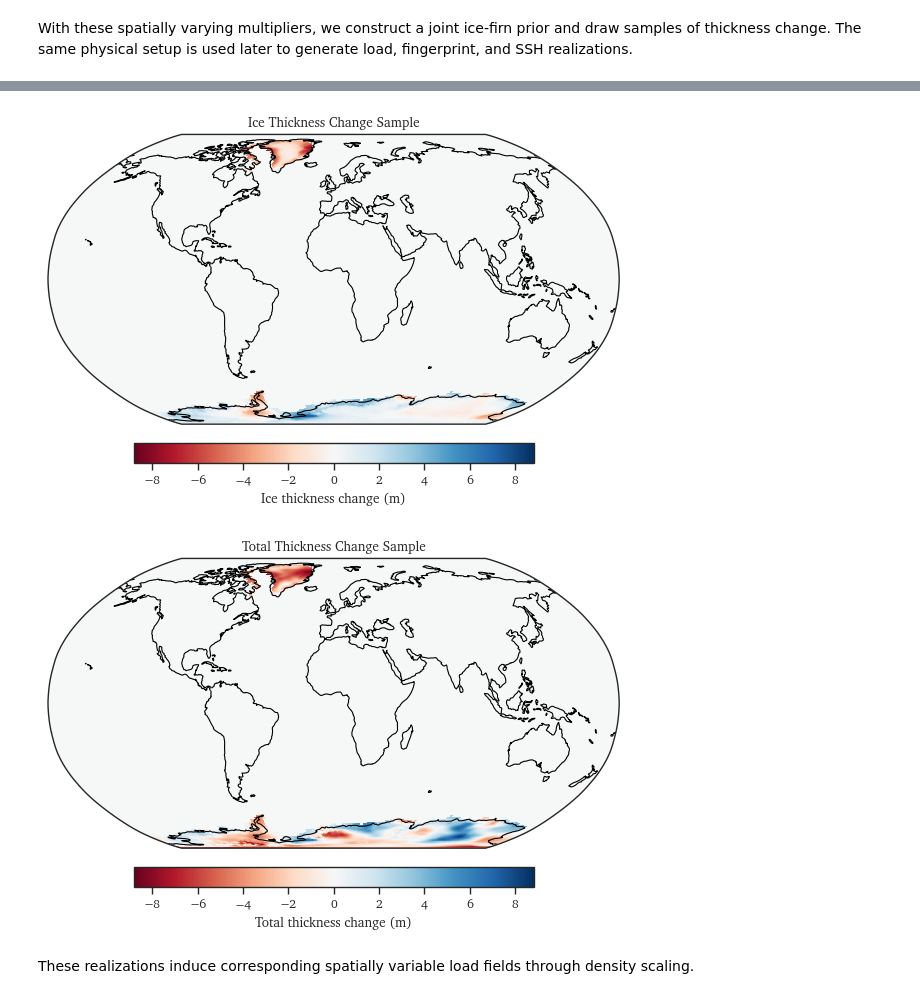
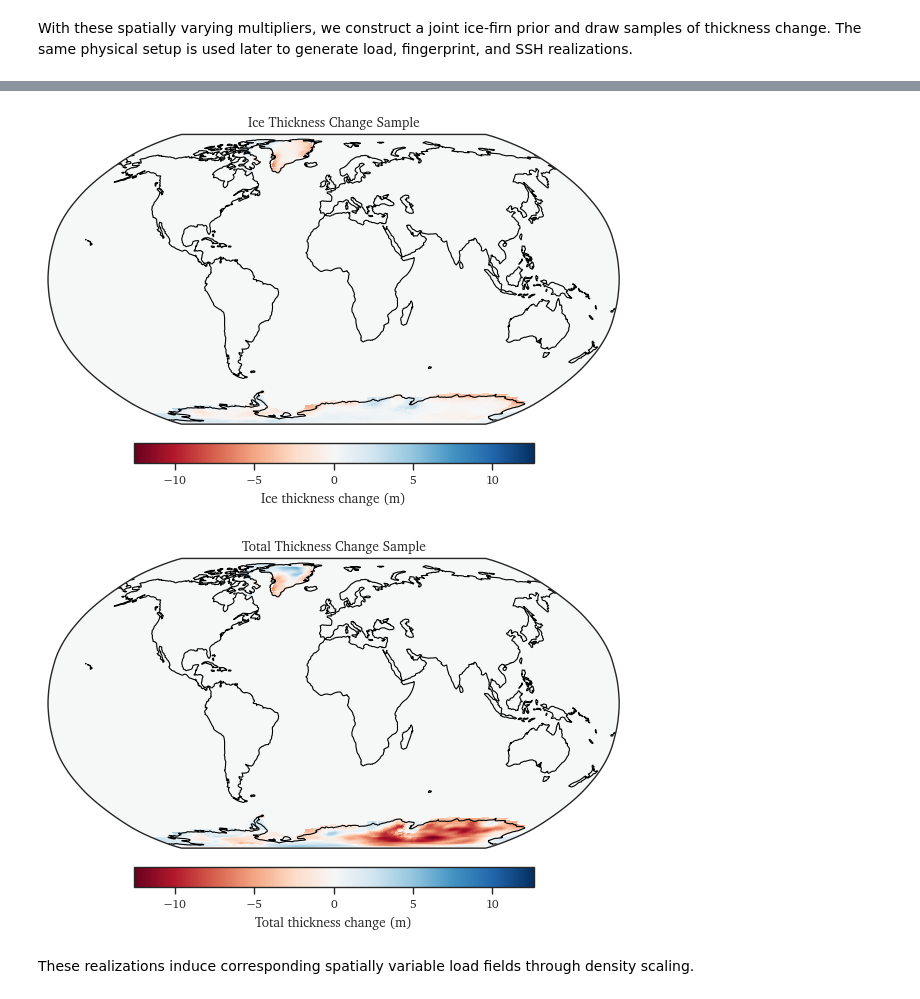
Before and after one commit to 0thomasholland/Part_III_Project, a Jupyter notebook: notebooks/04 - Ice and Firn.ipynb, the cells around one changed output, grey strips where cells are left out. Drawn from its saved outputs; the diff is of its cells as text; code cells hidden in the pictures.

```diff
--- a/notebooks/04 - Ice and Firn.ipynb
+++ b/notebooks/04 - Ice and Firn.ipynb
@@ -20,9 +20,10 @@ from pyslfp_extras.ice_thickness import IceSheetChange
 from pyslfp_extras.plotting import plot
 from project import colors
 
-np.random.seed(423991)
+# np.random.seed(42391)
+np.random.seed(42241)
 
-lmax = 256
+lmax = 128
 fp = FingerPrint(lmax=lmax)
 fp.set_state_from_ice_ng(version=IceModel.ICE7G, date=0.0)
 fp_op = fp.as_sobolev_linear_operator(
@@ -159,7 +160,8 @@ With these spatially varying multipliers, we construct a joint ice-firn prior an
 ice_change_spatial = IceSheetChange.global_ice(
     finger_print=fp,
     finger_print_operator=fp_op,
-    length_scale=0.01 * fp.mean_sea_floor_radius,
+    length_scale=0.015 * fp.mean_sea_floor_radius,
+    firn_length_scale=0.002 * fp.mean_sea_floor_radius,
     pattern=weighted_pattern,
     ice_gmsl_std=0.02,
     firn_gmsl_std=0.015,
@@ -209,5 +211,5 @@ plt.show()
-[figure, old version]
+[figure, new version]
-[figure, old version]
+[figure, new version]
 # %% [markdown]
 These realizations induce corresponding spatially variable load fields through density scaling.
 # %%
```
Also changed, not shown: parts of 3 cells of this notebook, 19 other files.
